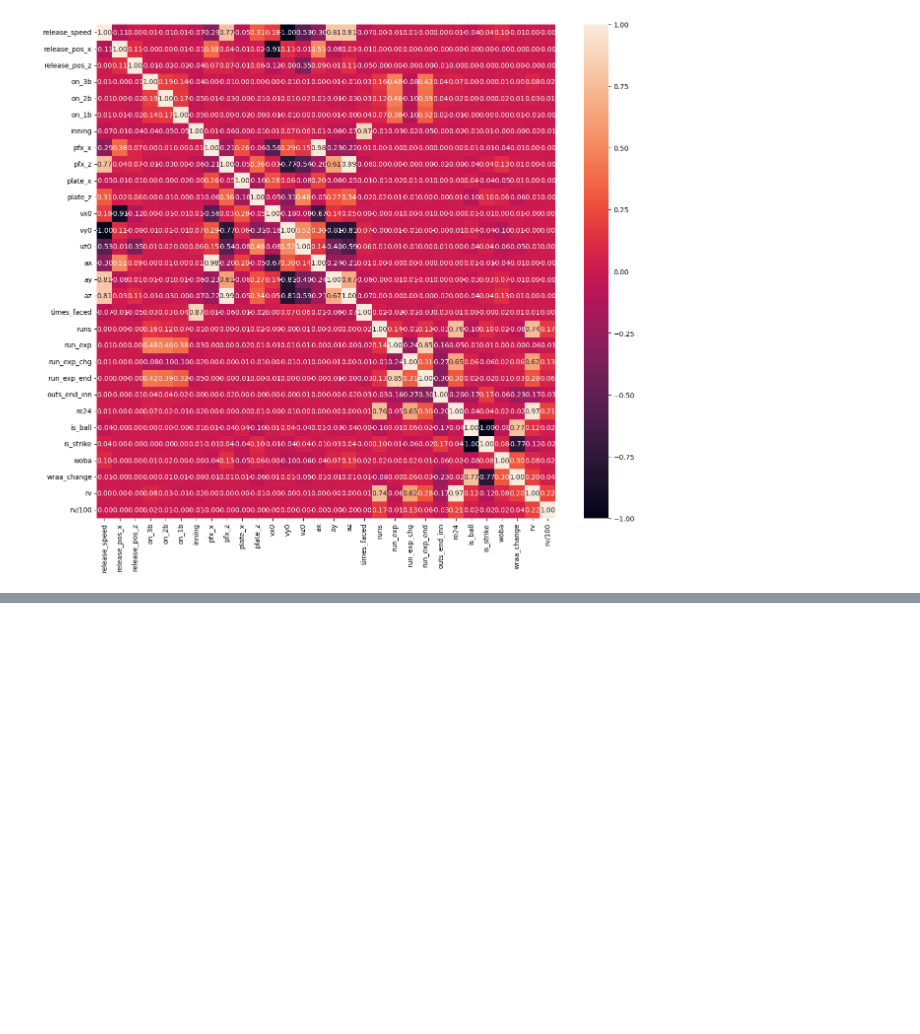
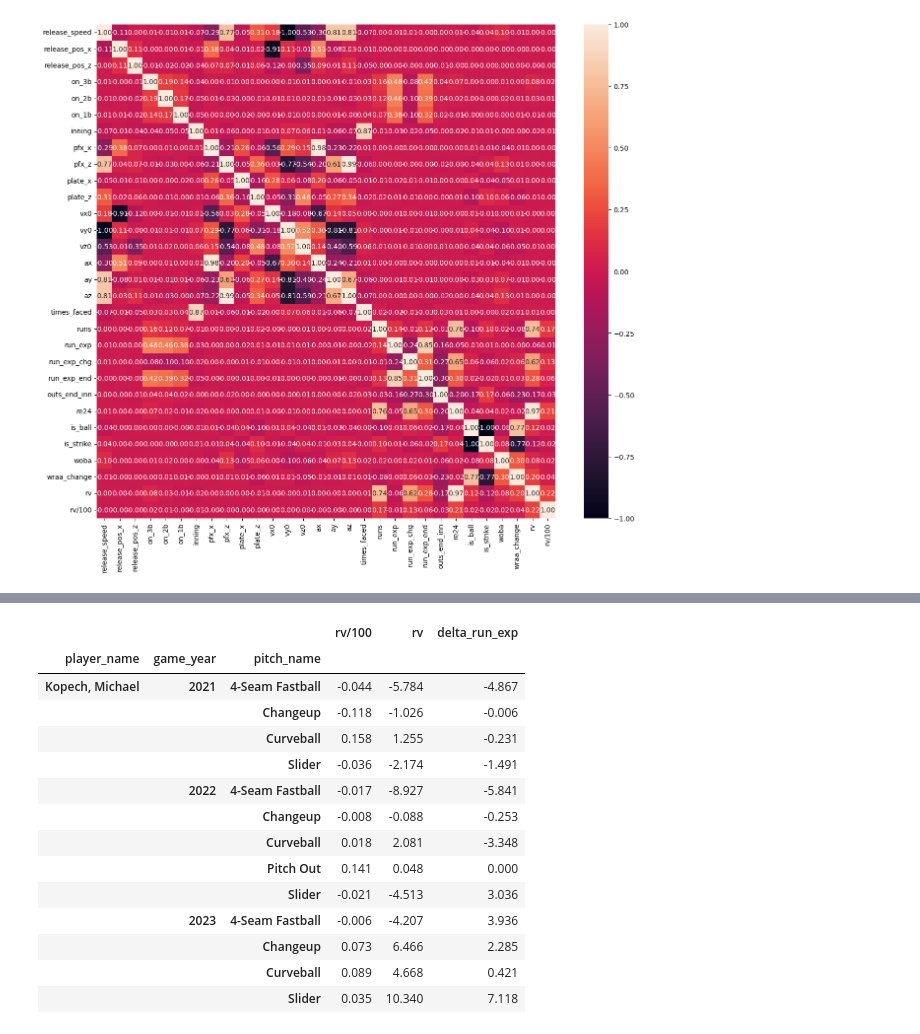
Before and after one commit to EddietheProgrammer/Reds-Hackathon, a Jupyter notebook: code.ipynb, the cells around one changed output, grey strips where cells are left out. Saved outputs shown, nothing was run; the diff lists cells and outputs as text; code cells hidden in the pictures; blank space fills up the shorter version.

```diff
--- a/code.ipynb
+++ b/code.ipynb
@@ -572,0 +511,18 @@ result_df[result_df['distance_to_kopech'] > 0]
+# %%
+data[data['player_name'] == 'Kopech, Michael'].groupby(['player_name', 'game_year', 'pitch_name']).agg({'rv/100' : 'sum', 'rv':'sum', 'delta_run_exp':'sum'})
+# %% [output]
+|  |  |  | rv/100 | rv | delta_run_exp |
+| player_name | game_year | pitch_name |  |  |  |
+| Kopech, Michael | 2021 | 4-Seam Fastball | -0.044 | -5.784 | -4.867 |
+|  |  | Changeup | -0.118 | -1.026 | -0.006 |
+|  |  | Curveball | 0.158 | 1.255 | -0.231 |
+|  |  | Slider | -0.036 | -2.174 | -1.491 |
+|  | 2022 | 4-Seam Fastball | -0.017 | -8.927 | -5.841 |
+|  |  | Changeup | -0.008 | -0.088 | -0.253 |
+|  |  | Curveball | 0.018 | 2.081 | -3.348 |
+|  |  | Pitch Out | 0.141 | 0.048 | 0.000 |
+|  |  | Slider | -0.021 | -4.513 | 3.036 |
+|  | 2023 | 4-Seam Fastball | -0.006 | -4.207 | 3.936 |
+|  |  | Changeup | 0.073 | 6.466 | 2.285 |
+|  |  | Curveball | 0.089 | 4.668 | 0.421 |
+|  |  | Slider | 0.035 | 10.340 | 7.118 |
```
Also changed, not shown: parts of 32 cells of this notebook.
